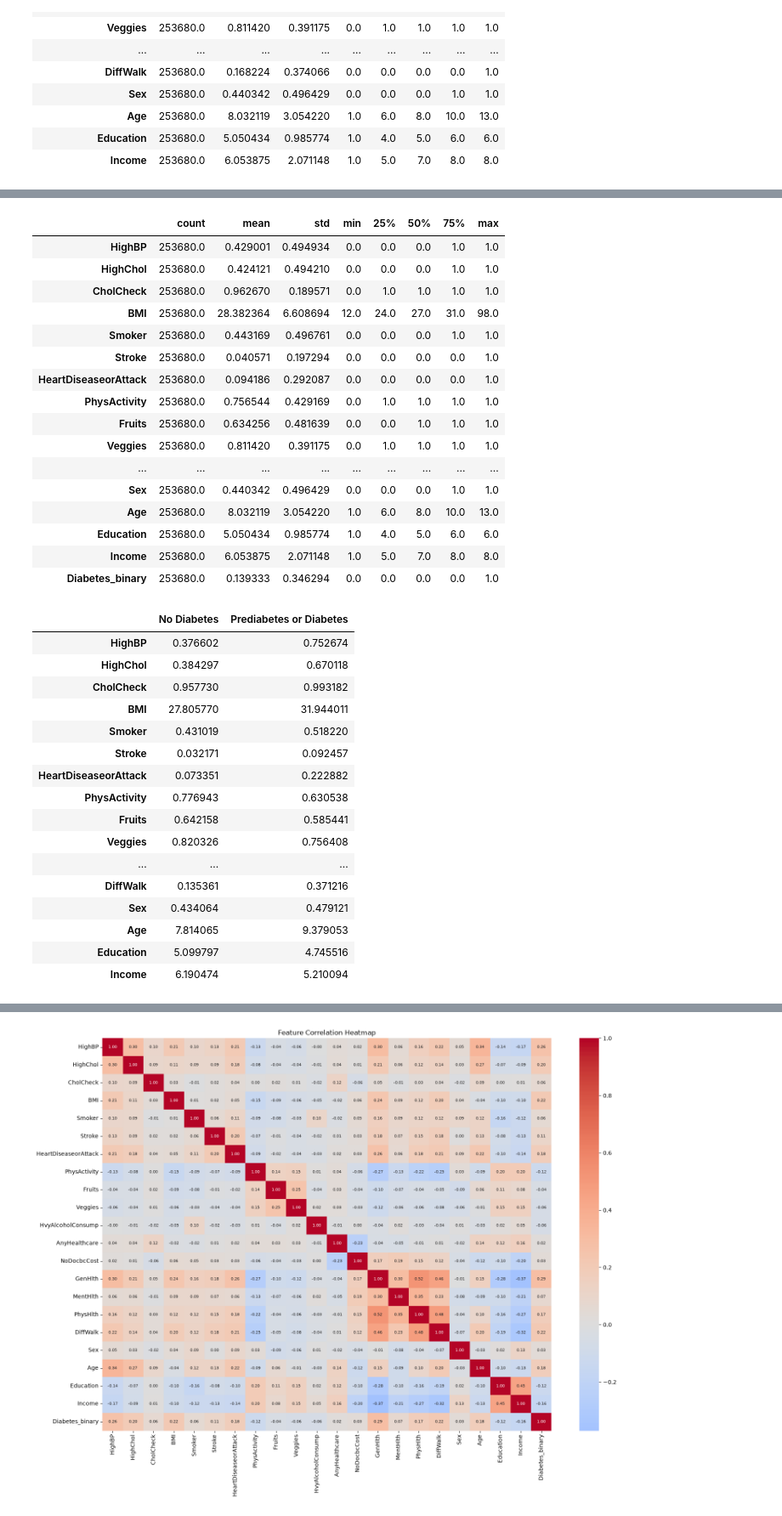
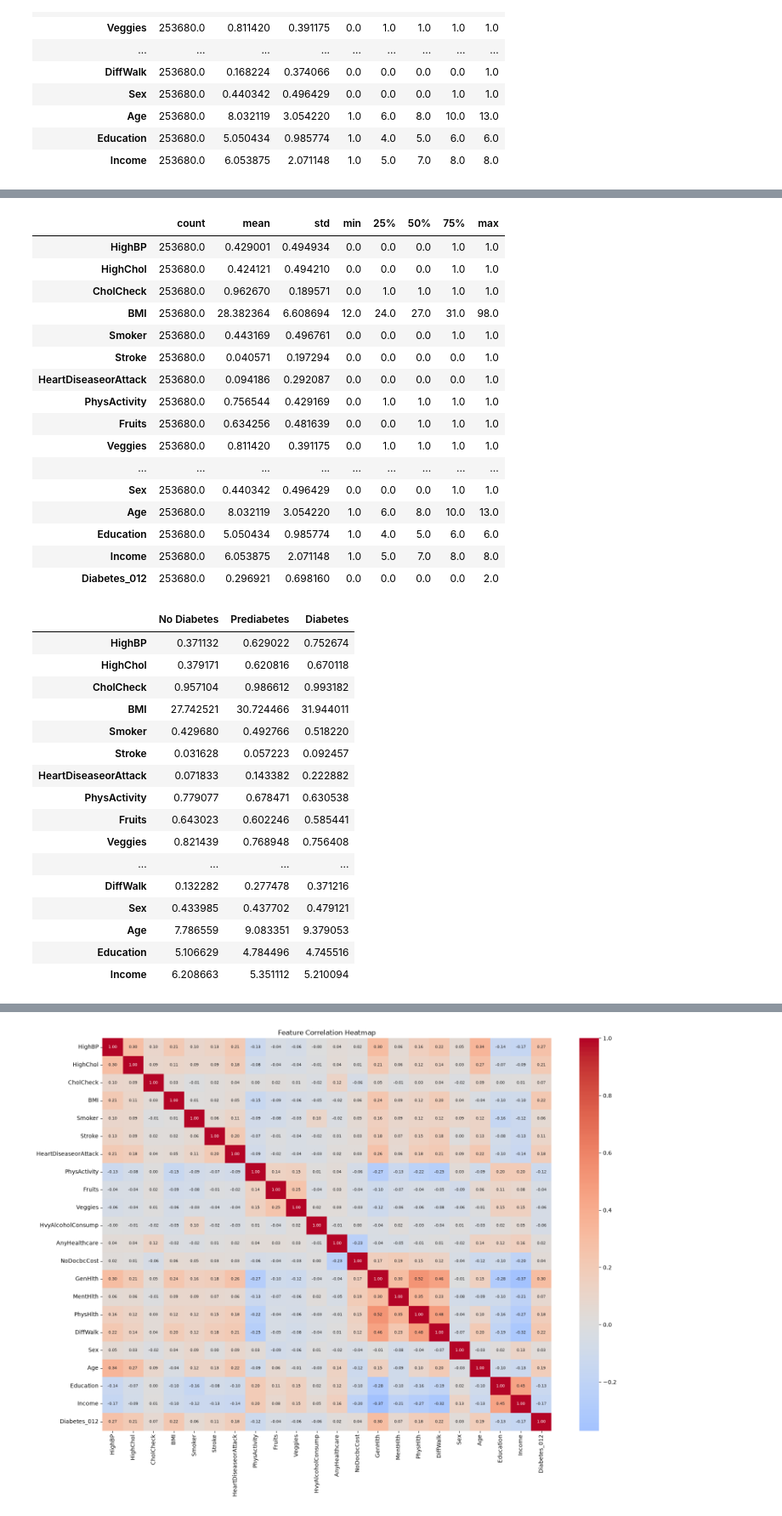
Before and after one commit to Jeber811/CDC-Diabetes-ML-Project, a Jupyter notebook: CDC Diabetes Health Indicators.ipynb, the cells around one changed output, grey strips where cells are left out. Shown at 85% size. Saved outputs shown, nothing was run; the diff lists cells and outputs as text; code cells hidden in the pictures.

```diff
--- a/CDC Diabetes Health Indicators.ipynb
+++ b/CDC Diabetes Health Indicators.ipynb
@@ -49,19 +58,17 @@ print(cdc_diabetes_health_indicators.variables)
 # %% [markdown]
 # Dataset Analysis
 # %%
+# Use the Kaggle target: 0 = no diabetes, 1 = prediabetes, 2 = diabetes
+X = df.drop(columns=["Diabetes_012"])
+y = df["Diabetes_012"]
+
 # Check the dimensions of the datasets
 print("Features shape:", X.shape)
 print("Target shape:", y.shape)
-
-# Display feature names
 print("\nFeature columns:")
 print(X.columns.tolist())
-
-# Display target name
-print("\nTarget columns:")
-print(y.columns.tolist())
-
-# Preview the data
+print("\nTarget column:")
+print(y.name)
 display(X.head())
 display(y.head())
 # %% [output]
@@ -202,9 +199,7 @@ Income
 # %%
 # Combine features and target into one DataFrame
 df = X.copy()
-df["Diabetes_binary"] = y["Diabetes_binary"]
-
-# Display descriptive statistics
+df["Diabetes_012"] = y
 display(df.describe().T)
 # %% [output]
 |  | count | mean | std | min | 25% | 50% | 75% | max |
@@ -223,35 +218,30 @@ display(df.describe().T)
 | Age | 253680.0 | 8.032119 | 3.054220 | 1.0 | 6.0 | 8.0 | 10.0 | 13.0 |
 | Education | 253680.0 | 5.050434 | 0.985774 | 1.0 | 4.0 | 5.0 | 6.0 | 6.0 |
 | Income | 253680.0 | 6.053875 | 2.071148 | 1.0 | 5.0 | 7.0 | 8.0 | 8.0 |
-| Diabetes_binary | 253680.0 | 0.139333 | 0.346294 | 0.0 | 0.0 | 0.0 | 0.0 | 1.0 |
+| Diabetes_012 | 253680.0 | 0.296921 | 0.698160 | 0.0 | 0.0 | 0.0 | 0.0 | 2.0 |
 # %%
 # Compare feature averages by diabetes status
-class_comparison = df.groupby("Diabetes_binary").mean().T
-
-class_comparison.columns = [
-    "No Diabetes",
-    "Prediabetes or Diabetes"
-]
-
+class_comparison = df.groupby("Diabetes_012").mean().T
+class_comparison.columns = ["No Diabetes", "Prediabetes", "Diabetes"]
 display(class_comparison)
 # %% [output]
-|  | No Diabetes | Prediabetes or Diabetes |
-| HighBP | 0.376602 | 0.752674 |
-| HighChol | 0.384297 | 0.670118 |
-| CholCheck | 0.957730 | 0.993182 |
-| BMI | 27.805770 | 31.944011 |
-| Smoker | 0.431019 | 0.518220 |
-| Stroke | 0.032171 | 0.092457 |
-| HeartDiseaseorAttack | 0.073351 | 0.222882 |
-| PhysActivity | 0.776943 | 0.630538 |
-| Fruits | 0.642158 | 0.585441 |
-| Veggies | 0.820326 | 0.756408 |
-| ... | ... | ... |
-| DiffWalk | 0.135361 | 0.371216 |
-| Sex | 0.434064 | 0.479121 |
-| Age | 7.814065 | 9.379053 |
-| Education | 5.099797 | 4.745516 |
-| Income | 6.190474 | 5.210094 |
+|  | No Diabetes | Prediabetes | Diabetes |
+| HighBP | 0.371132 | 0.629022 | 0.752674 |
+| HighChol | 0.379171 | 0.620816 | 0.670118 |
+| CholCheck | 0.957104 | 0.986612 | 0.993182 |
+| BMI | 27.742521 | 30.724466 | 31.944011 |
+| Smoker | 0.429680 | 0.492766 | 0.518220 |
+| Stroke | 0.031628 | 0.057223 | 0.092457 |
+| HeartDiseaseorAttack | 0.071833 | 0.143382 | 0.222882 |
+| PhysActivity | 0.779077 | 0.678471 | 0.630538 |
+| Fruits | 0.643023 | 0.602246 | 0.585441 |
+| Veggies | 0.821439 | 0.768948 | 0.756408 |
+| ... | ... | ... | ... |
+| DiffWalk | 0.132282 | 0.277478 | 0.371216 |
+| Sex | 0.433985 | 0.437702 | 0.479121 |
+| Age | 7.786559 | 9.083351 | 9.379053 |
+| Education | 5.106629 | 4.784496 | 4.745516 |
+| Income | 6.208663 | 5.351112 | 5.210094 |
 # %%
 import matplotlib.pyplot as plt
 import seaborn as sns
```
Also changed, not shown: parts of 15 cells of this notebook.
